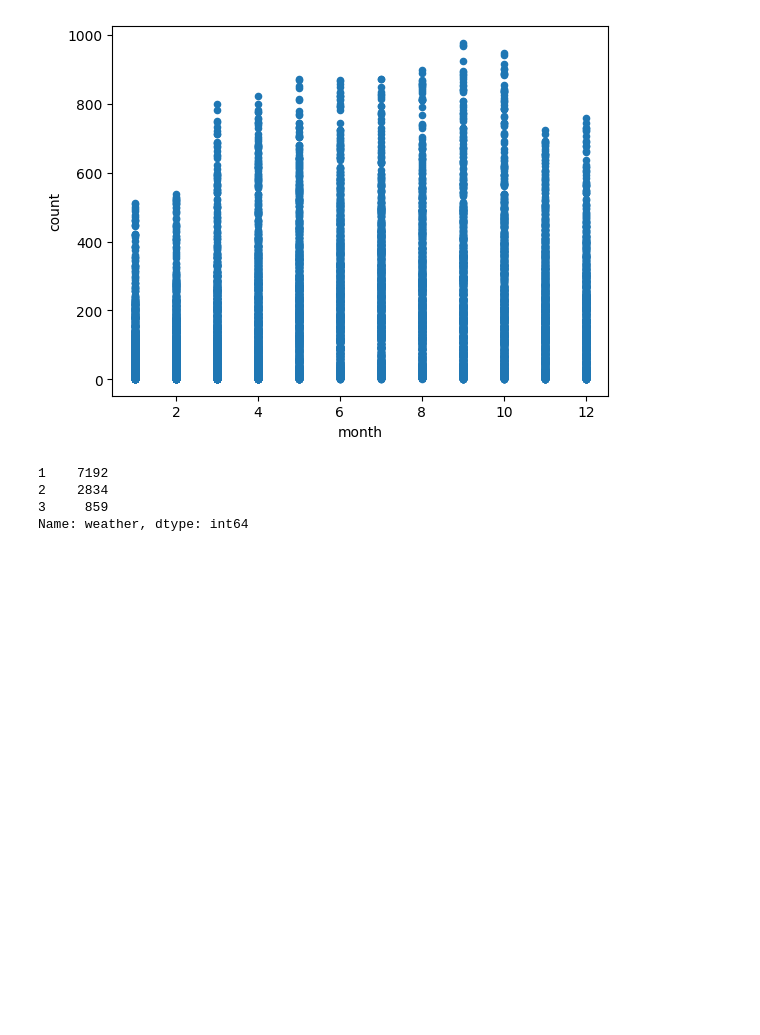
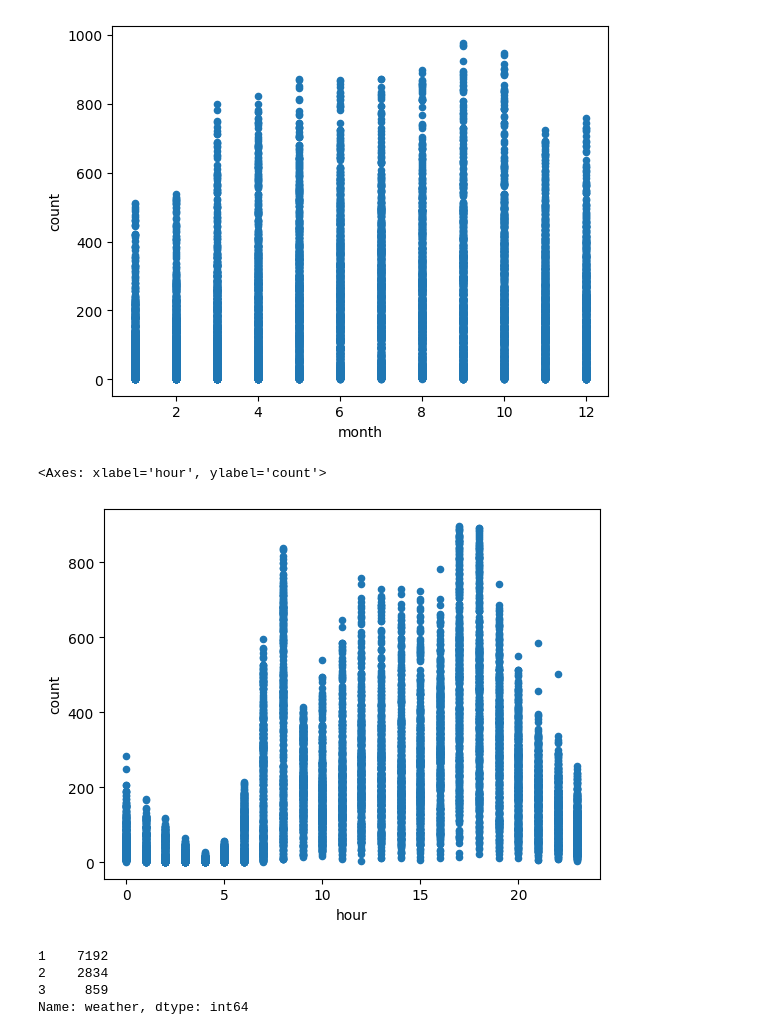
Before and after one commit to NaifMersal/BikeSharingDemandKaggle, a Jupyter notebook: project/project-template.ipynb, the cells around one changed output. Drawn from its saved outputs; the diff is of its cells as text; code cells hidden in the pictures; blank space fills up the shorter version.

```diff
--- a/project/project-template.ipynb
+++ b/project/project-template.ipynb
@@ -351,9 +340,11 @@ train.plot.scatter(x='month',y='count')
 # %% [output]
 <Axes: xlabel='month', ylabel='count'>
 [figure]
-# %%
-train['avg_temp']=(train['temp']+train['atemp'])/2
-test['avg_temp']=(test['temp']+test['atemp'])/2
+# %%
+train.plot.scatter(x='hour',y='count')
+# %% [output]
+<Axes: xlabel='hour', ylabel='count'>
+[figure, added]
 # %%
 train.drop(['temp', 'atemp', 'holiday','month'], axis=1 ,inplace=True)
 test.drop(['temp', 'atemp', 'holiday','month'], axis=1 ,inplace=True)
```
Also changed, not shown: parts of 1 cell of this notebook.
